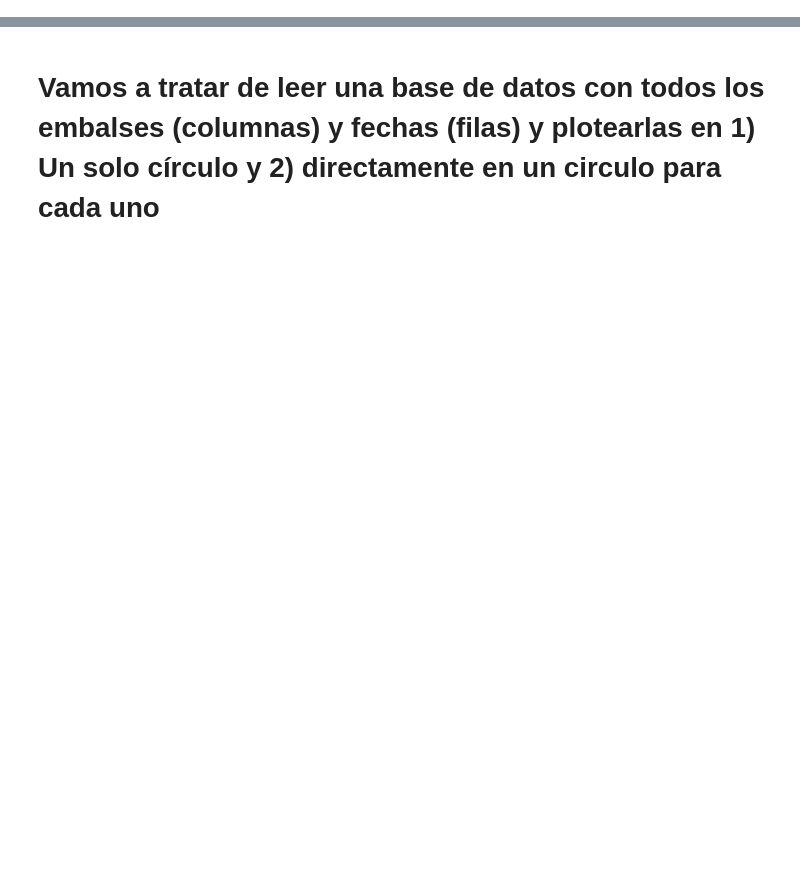
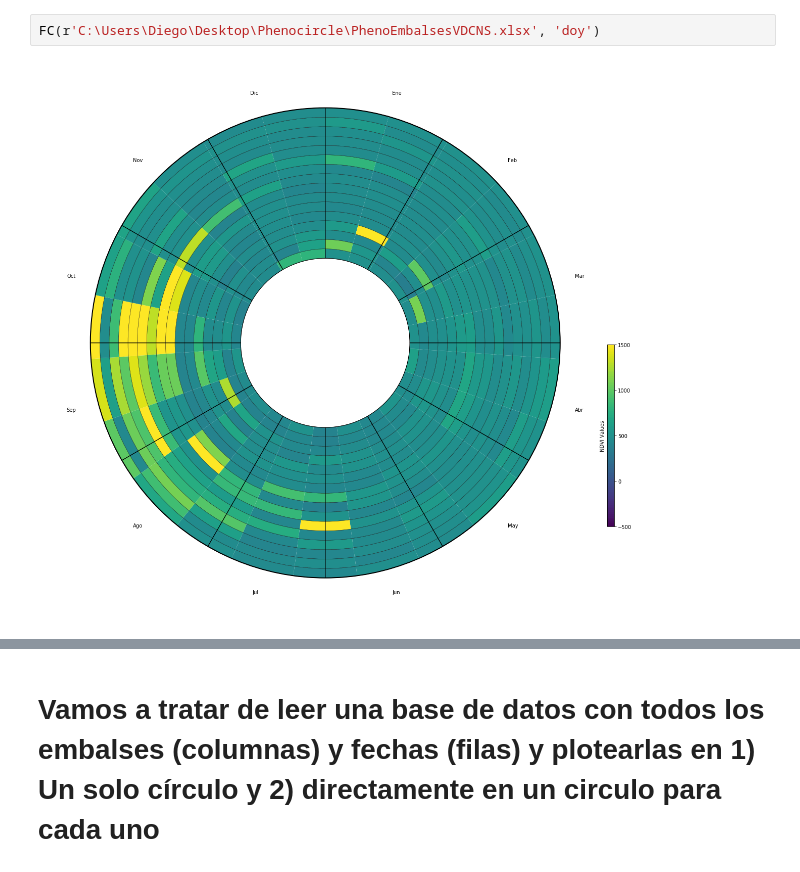
Before and after one commit to Digdgeo/PhenoCircles, a Jupyter notebook: PhenoCircle Embalses.ipynb, the cells around one changed output, grey strips where cells are left out. Drawn from its saved outputs; the diff is of its cells as text; blank space fills up the shorter version.

Commit message:
UploadingPhenoCircles

```diff
--- a/PhenoCircle Embalses.ipynb
+++ b/PhenoCircle Embalses.ipynb
@@ -124,3 +125,7 @@ def FC(datos, indice):
     #print(rlist)
     plt.savefig(r'C:\Users\Diego\Desktop\Phenocircle\phenologyGraphY.jpg', dpi=300)
     return plt.show()
+# %%
+FC(r'C:\Users\Diego\Desktop\Phenocircle\PhenoEmbalsesVDCNS.xlsx', 'doy')
+# %% [output]
+[figure, added]
```
Also changed, not shown: parts of 8 cells of this notebook.
